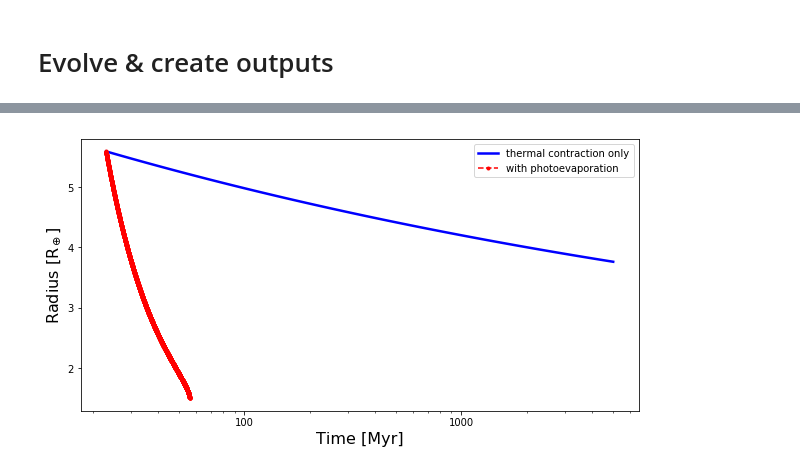
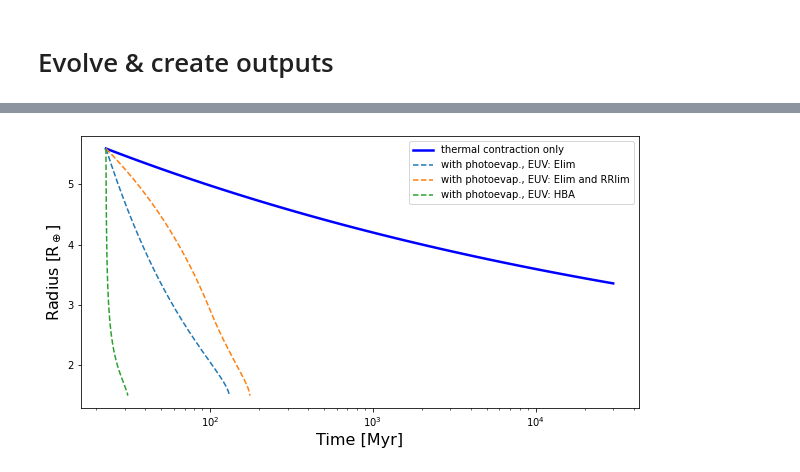
Before and after one commit to lketzer/platypos, a Jupyter notebook: examples/Evolve_one_planet.ipynb, the cells around one changed output, grey strips where cells are left out. Saved outputs shown, nothing was run; the diff lists cells and outputs as text; code cells hidden in the pictures.

Commit message:
updated example notebook to evolve one planet

```diff
--- a/examples/Evolve_one_planet.ipynb
+++ b/examples/Evolve_one_planet.ipynb
@@ -730,18 +68,3 @@ pl = Planet_LoFo14(dict_star, dict_pl)
 #pl.__dict__
 # %% [markdown]
 # Evolve & create outputs
-# %%
-planet_c = {"core_mass": 5.0, "radius": R_c, "distance": a_c, "metallicity": "solarZ"}
-planet_d = {"core_mass": 5.0, "radius": R_d, "distance": a_d, "metallicity": "solarZ"}
-planet_b = {"core_mass": 5.0, "radius": R_b, "distance": a_b, "metallicity": "solarZ"}
-planet_e = {"core_mass": 5.0, "radius": R_e, "distance": a_e, "metallicity": "solarZ"}
-
-# variable step size
-pl_c_5 = Planet_LoFo14(star_dictionary=star_V1298Tau, planet_dict=planet_c)
-pl_d_5 = Planet_LoFo14(star_dictionary=star_V1298Tau, planet_dict=planet_d)
-pl_b_5 = Planet_LoFo14(star_dictionary=star_V1298Tau, planet_dict=planet_b)
-pl_e_5 = Planet_LoFo14(star_dictionary=star_V1298Tau, planet_dict=planet_e)
-planet_list_Mcore5 = [pl_c_5, pl_d_5, pl_b_5, pl_e_5]
-
-pl = planet_list_Mcore5[0]
-pl.distance
@@ -794,25 +317,27 @@ df_pl.head(), df_pl.tail()
 # %%
 fig, ax = plt.subplots(figsize=(10,5))
-age_arr = np.logspace(np.log10(pl.age), np.log10(t_final), 100)
+age_arr = np.logspace(np.log10(pl.age), np.log10(tf), 100)
 
-if (type(pl) == Planet_LoFo14):
+
+label_names = iter(["Elim", "Elim and RRlim", "HBA"])
+
+if (type(pl) == platypos.planet_LoFo14.Planet_LoFo14
+        or type(pl) == platypos.planet_LoFo14_PAPER.Planet_LoFo14_PAPER):
     ax.plot(age_arr, plmoLoFo14.calculate_planet_radius(pl.core_mass, pl.fenv, age_arr, pl.flux, pl.metallicity), \
             lw=2.5, label='thermal contraction only', color="blue")
-elif (type(pl) == Planet_ChRo16):
-     ax.plot(age_arr, plmoChRo16.calculate_planet_radius(pl.core_mass, pl.fenv, pl.flux,age_arr, pl.core_comp), \
-            lw=2.5, label='thermal contraction only', color="blue")
 
-ax.plot(df_pl["Time"], df_pl["Radius"],
-        marker=".", ls="--", label='with photoevaporation', color="red")
+    for df_pl in [df_pl_E, df_pl_ER, df_pl_HBA]:
+        ax.plot(df_pl["Time"], df_pl["Radius"],
+                marker="None", ls="--", label='with photoevap., EUV: ' + next(label_names))
+else:
+    for df_pl in [df_pl_E, df_pl_ER, df_pl_HBA]:
+        ax.plot(df_pl["Time"], df_pl["Radius"], marker="None", ls="--", label='with photoevaporation', color="red")
 
 ax.legend(fontsize=10)
 ax.set_xlabel("Time [Myr]", fontsize=16)
 ax.set_ylabel("Radius [R$_\oplus$]", fontsize=16)
 ax.set_xscale('log')
 #ax.set_ylim(5.15, 5.62)
-for axis in [ax.xaxis]:
-    formatter = FuncFormatter(lambda y, _: '{:.16g}'.format(y))
-    axis.set_major_formatter(formatter)
 plt.show()
 # %% [output]
-[figure, old version]
+[figure, new version]
```
Also changed, not shown: parts of 37 cells of this notebook.
